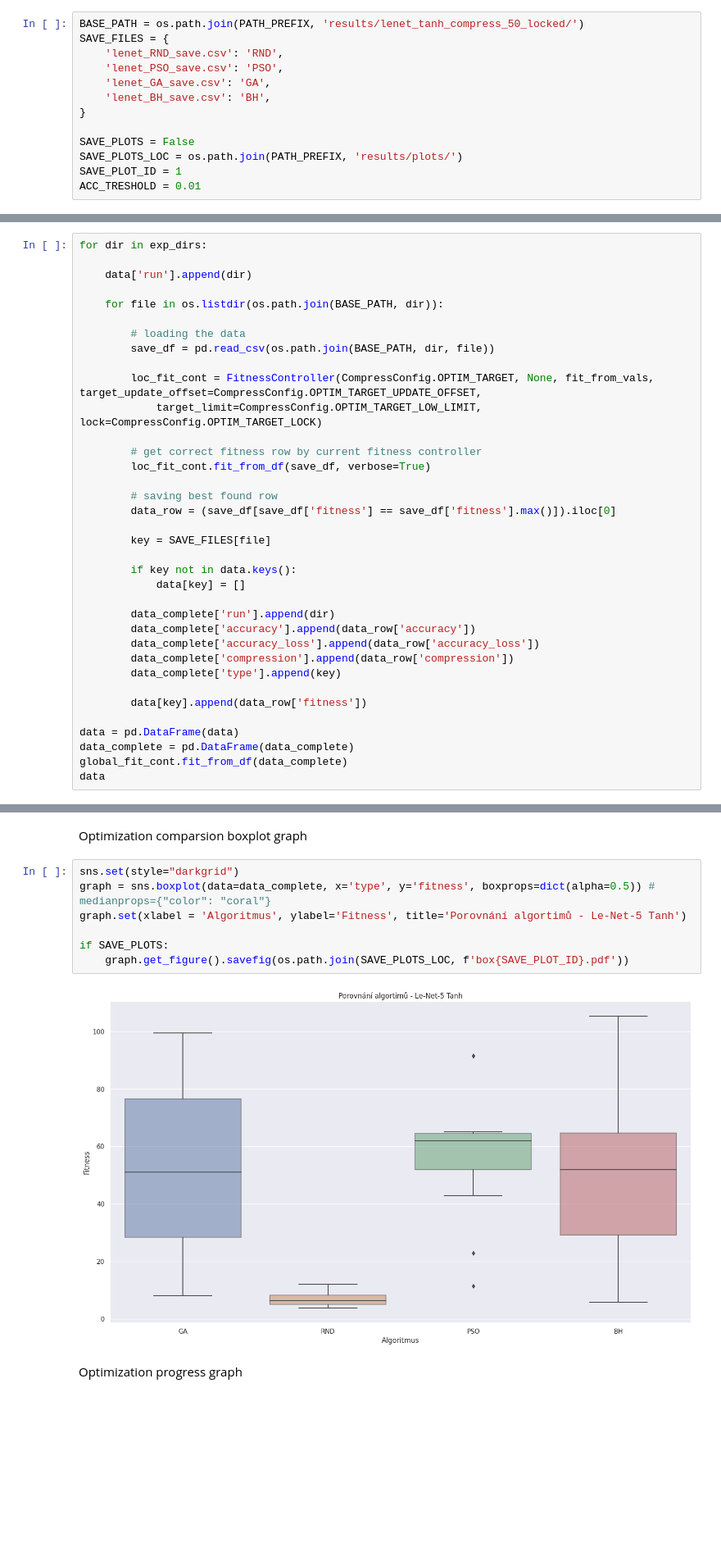
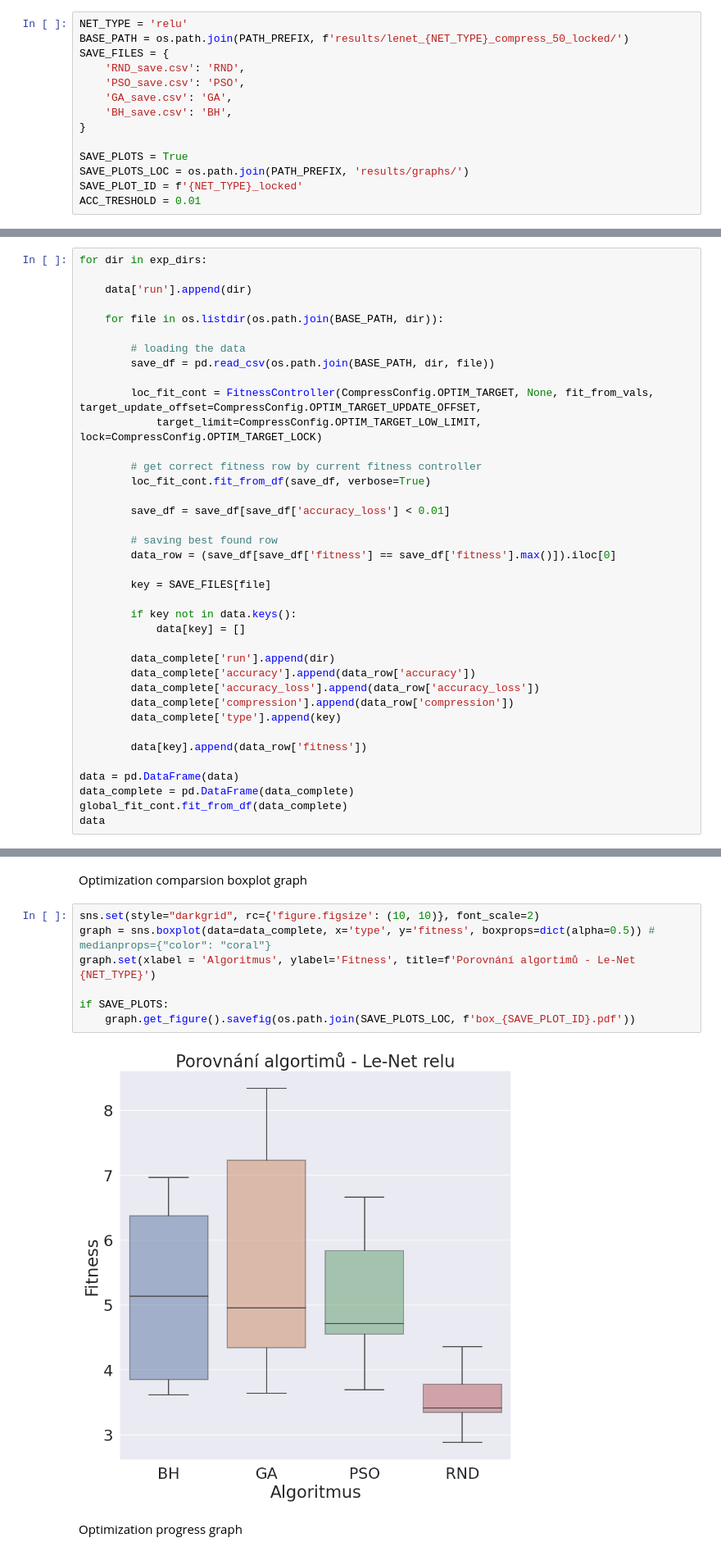
Before and after one commit to xcoupe01/nn_weight_share_optimization, a Jupyter notebook: notebooks/lenet_compression/lenet_compression_compare.ipynb, the cells around one changed output, grey strips where cells are left out. Shown: that part at 82% size. Saved outputs shown, nothing was run; the diff lists cells and outputs as text; blank space fills up the shorter version.

```diff
--- a/notebooks/lenet_compression/lenet_compression_compare.ipynb
+++ b/notebooks/lenet_compression/lenet_compression_compare.ipynb
@@ -17,17 +17,18 @@ from compress_optim import CompressConfig, load_comp_config, fit_from_vals
 # %% [markdown]
 Visualization settings
 # %%
-BASE_PATH = os.path.join(PATH_PREFIX, 'results/lenet_tanh_compress_50_locked/')
+NET_TYPE = 'relu'
+BASE_PATH = os.path.join(PATH_PREFIX, f'results/lenet_{NET_TYPE}_compress_50_locked/')
 SAVE_FILES = {
-    'lenet_RND_save.csv': 'RND',
-    'lenet_PSO_save.csv': 'PSO',
-    'lenet_GA_save.csv': 'GA',
-    'lenet_BH_save.csv': 'BH',
+    'RND_save.csv': 'RND',
+    'PSO_save.csv': 'PSO',
+    'GA_save.csv': 'GA',
+    'BH_save.csv': 'BH',
 }
 
-SAVE_PLOTS = False
-SAVE_PLOTS_LOC = os.path.join(PATH_PREFIX, 'results/plots/')
-SAVE_PLOT_ID = 1
+SAVE_PLOTS = True
+SAVE_PLOTS_LOC = os.path.join(PATH_PREFIX, 'results/graphs/')
+SAVE_PLOT_ID = f'{NET_TYPE}_locked'
 ACC_TRESHOLD = 0.01
 # %% [markdown]
 Data loaded from experiment settings
@@ -85,6 +86,8 @@ for dir in exp_dirs:
 
         # get correct fitness row by current fitness controller
         loc_fit_cont.fit_from_df(save_df, verbose=True)
+
+        save_df = save_df[save_df['accuracy_loss'] < 0.01]
 
         # saving best found row
         data_row = (save_df[save_df['fitness'] == save_df['fitness'].max()]).iloc[0]
@@ -122,14 +143,14 @@ data
 # %% [markdown]
 Optimization comparsion boxplot graph
 # %%
-sns.set(style="darkgrid")
+sns.set(style="darkgrid", rc={'figure.figsize': (10, 10)}, font_scale=2)
 graph = sns.boxplot(data=data_complete, x='type', y='fitness', boxprops=dict(alpha=0.5)) #  medianprops={"color": "coral"}
-graph.set(xlabel = 'Algoritmus', ylabel='Fitness', title='Porovnání algortimů - Le-Net-5 Tanh')
+graph.set(xlabel = 'Algoritmus', ylabel='Fitness', title=f'Porovnání algortimů - Le-Net {NET_TYPE}')
 
 if SAVE_PLOTS:
-    graph.get_figure().savefig(os.path.join(SAVE_PLOTS_LOC, f'box{SAVE_PLOT_ID}.pdf'))
+    graph.get_figure().savefig(os.path.join(SAVE_PLOTS_LOC, f'box_{SAVE_PLOT_ID}.pdf'))
 # %% [output]
-[figure, old version]
+[figure, new version]
 # %% [markdown]
 Optimization progress graph
 # %%
```
Also changed, not shown: parts of 20 cells of this notebook, 19 other files.
